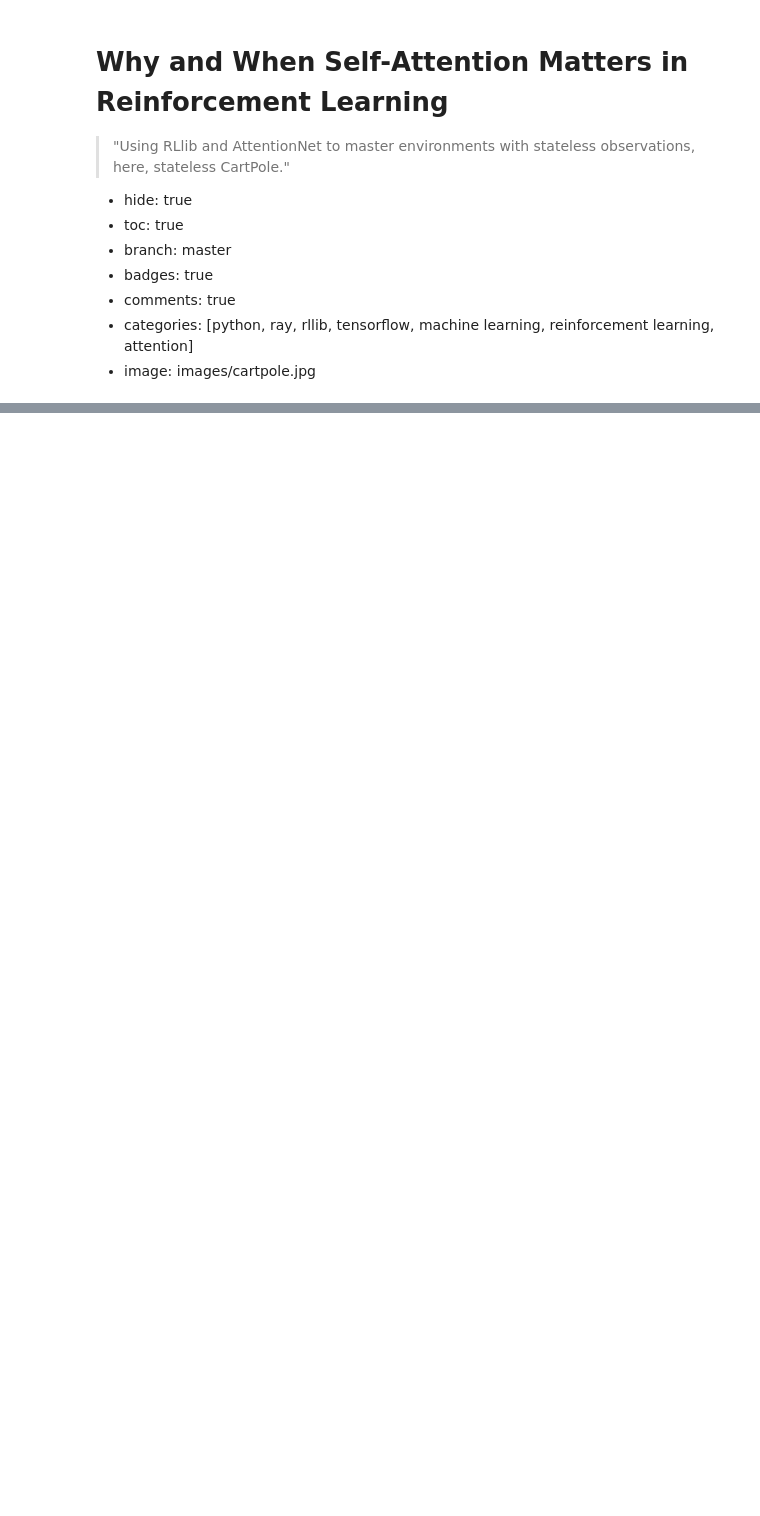
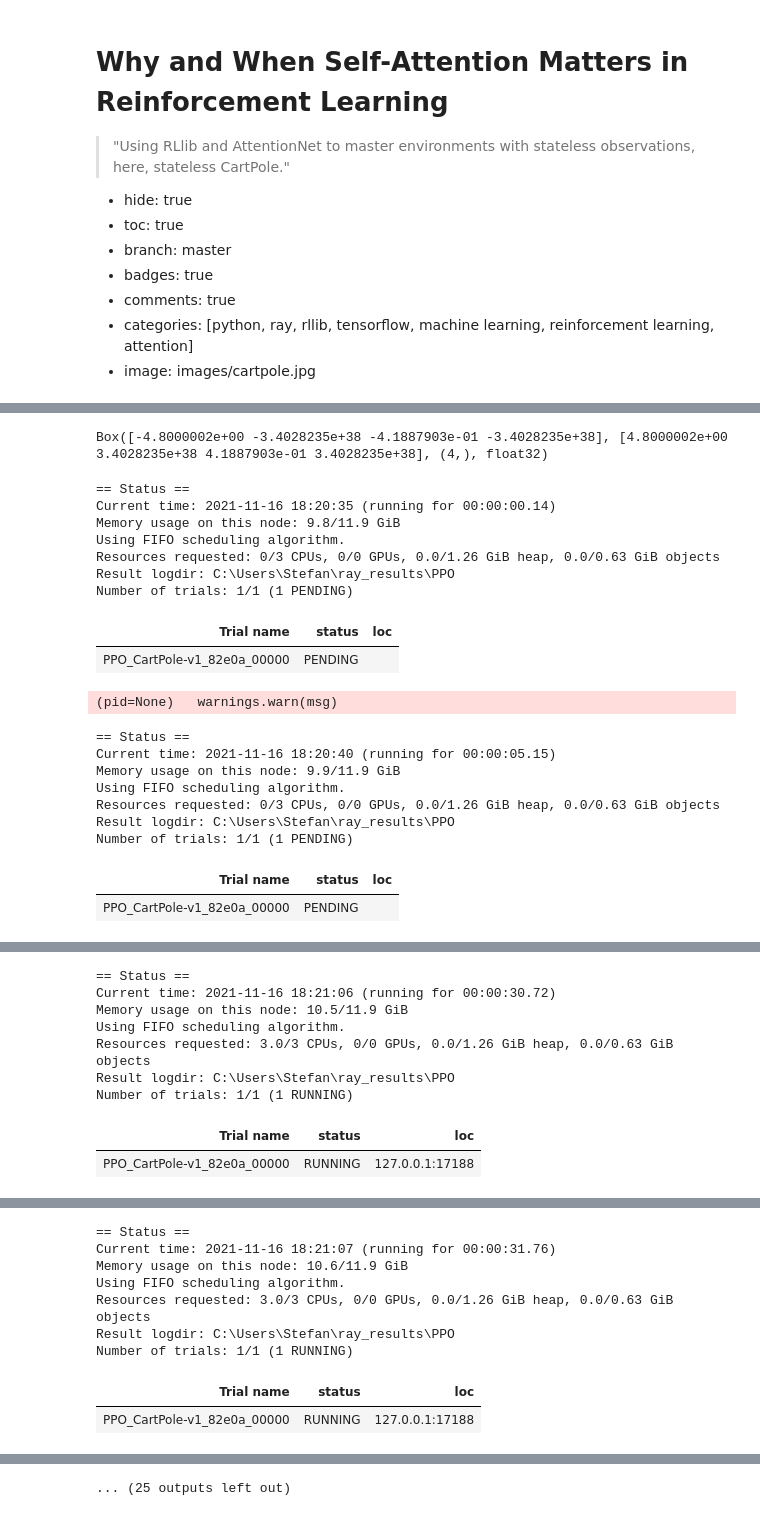
Before and after one commit to stefanbschneider/old-blog, a Jupyter notebook: _notebooks/2021-11-16-rl-self-attention.ipynb, the cells around one changed output, grey strips where cells are left out. Drawn from its saved outputs; the diff is of its cells as text; code cells hidden in the pictures; blank space fills up the shorter version.

```diff
--- a/_notebooks/2021-11-16-rl-self-attention.ipynb
+++ b/_notebooks/2021-11-16-rl-self-attention.ipynb
@@ -49,0 +90,38 @@ I am using Python 3.8 on Windows 10.
+# %%
+import gym
+
+env = gym.make("CartPole-v1")
+env.observation_space
+# %% [output]
+Box([-4.8000002e+00 -3.4028235e+38 -4.1887903e-01 -3.4028235e+38], [4.8000002e+00 3.4028235e+38 4.1887903e-01 3.4028235e+38], (4,), float32)
+# %%
+#collapse-output
+
+# load the PPO default config
+config = ppo.DEFAULT_CONFIG.copy()
+# use the normal, default CartPole-v1 envrion
+config["env"] = "CartPole-v1"
+
+# train; this takes a while
+results = ray.tune.run("PPO", config=config, stop=stop)
+print("Training finished successfully")
+# %% [output]
+== Status ==
+Current time: 2021-11-16 18:20:35 (running for 00:00:00.14)
+Memory usage on this node: 9.8/11.9 GiB
+Using FIFO scheduling algorithm.
+Resources requested: 0/3 CPUs, 0/0 GPUs, 0.0/1.26 GiB heap, 0.0/0.63 GiB objects
+Result logdir: C:\Users\Stefan\ray_results\PPO
+Number of trials: 1/1 (1 PENDING)
+| Trial name | status | loc |
+| PPO_CartPole-v1_82e0a_00000 | PENDING |  |
+(pid=None)   warnings.warn(msg)
+== Status ==
+Current time: 2021-11-16 18:20:40 (running for 00:00:05.15)
+Memory usage on this node: 9.9/11.9 GiB
+Using FIFO scheduling algorithm.
+Resources requested: 0/3 CPUs, 0/0 GPUs, 0.0/1.26 GiB heap, 0.0/0.63 GiB objects
+Result logdir: C:\Users\Stefan\ray_results\PPO
+Number of trials: 1/1 (1 PENDING)
+| Trial name | status | loc |
+| PPO_CartPole-v1_82e0a_00000 | PENDING |  |
@@ -49,0 +135,9 @@ I am using Python 3.8 on Windows 10.
+== Status ==
+Current time: 2021-11-16 18:21:06 (running for 00:00:30.72)
+Memory usage on this node: 10.5/11.9 GiB
+Using FIFO scheduling algorithm.
+Resources requested: 3.0/3 CPUs, 0/0 GPUs, 0.0/1.26 GiB heap, 0.0/0.63 GiB objects
+Result logdir: C:\Users\Stefan\ray_results\PPO
+Number of trials: 1/1 (1 RUNNING)
+| Trial name | status | loc |
+| PPO_CartPole-v1_82e0a_00000 | RUNNING | 127.0.0.1:17188 |
@@ -49,0 +147,9 @@ I am using Python 3.8 on Windows 10.
+== Status ==
+Current time: 2021-11-16 18:21:07 (running for 00:00:31.76)
+Memory usage on this node: 10.6/11.9 GiB
+Using FIFO scheduling algorithm.
+Resources requested: 3.0/3 CPUs, 0/0 GPUs, 0.0/1.26 GiB heap, 0.0/0.63 GiB objects
+Result logdir: C:\Users\Stefan\ray_results\PPO
+Number of trials: 1/1 (1 RUNNING)
+| Trial name | status | loc |
+| PPO_CartPole-v1_82e0a_00000 | RUNNING | 127.0.0.1:17188 |
@@ -49,0 +157 @@ I am using Python 3.8 on Windows 10.
+... (25 outputs left out)
```
Also changed, not shown: parts of 13 cells of this notebook.
